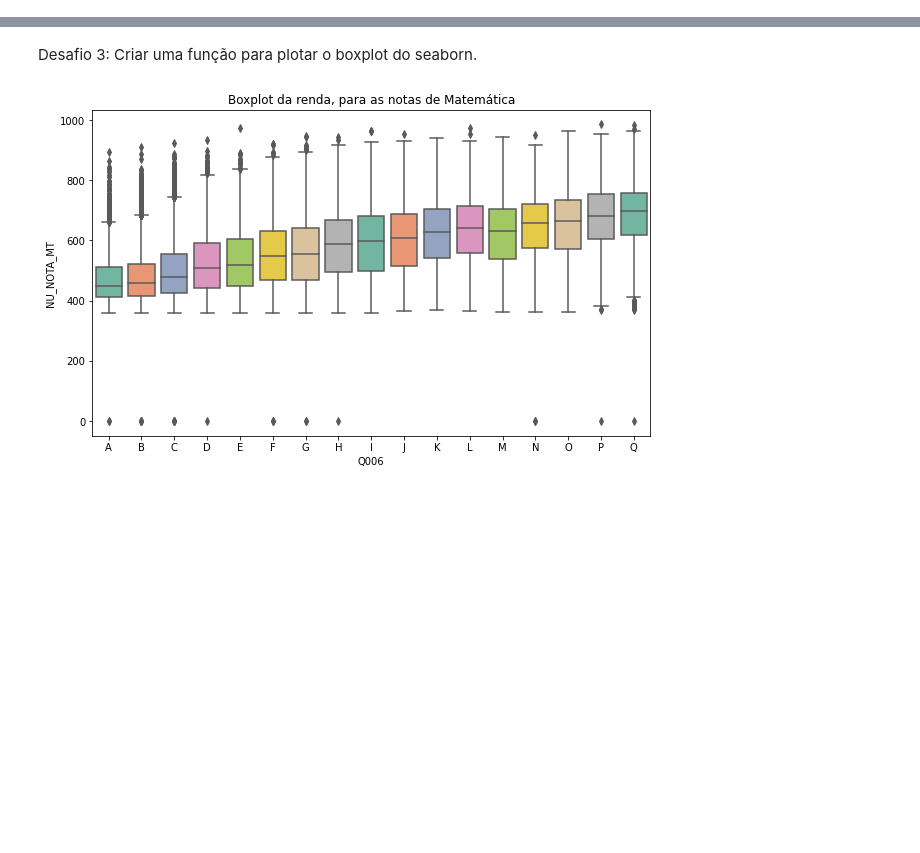
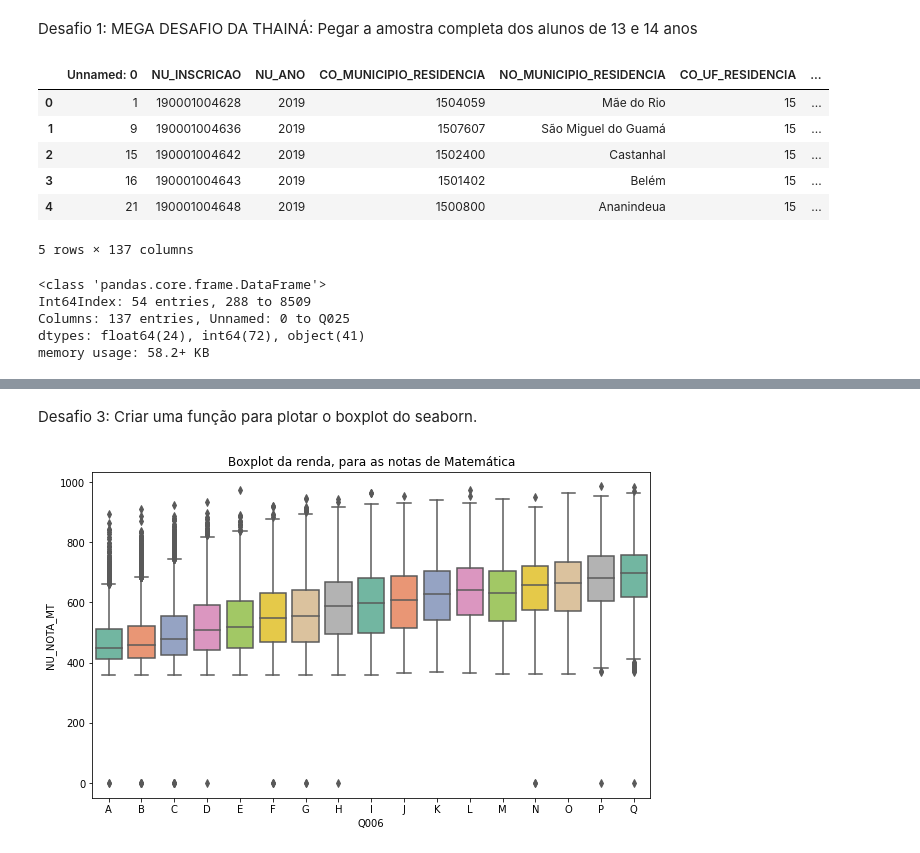
Before and after one commit to AnnaPaulaFigueiredo/Imersao-Dados-Alura, a Jupyter notebook: Dia2Desafios.ipynb, the cells around one changed output, grey strips where cells are left out. Drawn from its saved outputs; the diff is of its cells as text; code cells hidden in the pictures; blank space fills up the shorter version.

```diff
--- a/Dia2Desafios.ipynb
+++ b/Dia2Desafios.ipynb
@@ -9,3 +9,27 @@ import plotly.graph_objects as go
 fonte = "https://github.com/alura-cursos/imersao-dados-2-2020/blob/master/MICRODADOS_ENEM_2019_SAMPLE_43278.csv?raw=true"
 
 data = pd.read_csv(fonte)
+
+dataUnderAge = pd.read_csv("dataUnderAge.csv", sep = ",")
+# %% [markdown]
+Desafio 1: MEGA DESAFIO DA THAINÁ: Pegar a amostra completa dos alunos de 13 e 14 anos
+# %%
+dataUnderAge.head()
+# %% [output]
+|  | Unnamed: 0 | NU_INSCRICAO | NU_ANO | CO_MUNICIPIO_RESIDENCIA | NO_MUNICIPIO_RESIDENCIA | CO_UF_RESIDENCIA | ... |
+| 0 | 1 | 190001004628 | 2019 | 1504059 | Mãe do Rio | 15 | ... |
+| 1 | 9 | 190001004636 | 2019 | 1507607 | São Miguel do Guamá | 15 | ... |
+| 2 | 15 | 190001004642 | 2019 | 1502400 | Castanhal | 15 | ... |
+| 3 | 16 | 190001004643 | 2019 | 1501402 | Belém | 15 | ... |
+| 4 | 21 | 190001004648 | 2019 | 1500800 | Ananindeua | 15 | ... |
+5 rows × 137 columns
+# %%
+selection = (dataUnderAge['NU_IDADE'] >= 13) & (dataUnderAge['NU_IDADE'] <= 14)
+data13_14 = dataUnderAge[selection]
+data13_14.info()
+# %% [output]
+<class 'pandas.core.frame.DataFrame'>
+Int64Index: 54 entries, 288 to 8509
+Columns: 137 entries, Unnamed: 0 to Q025
+dtypes: float64(24), int64(72), object(41)
+memory usage: 58.2+ KB
```
Also changed, not shown: parts of 5 cells of this notebook.
